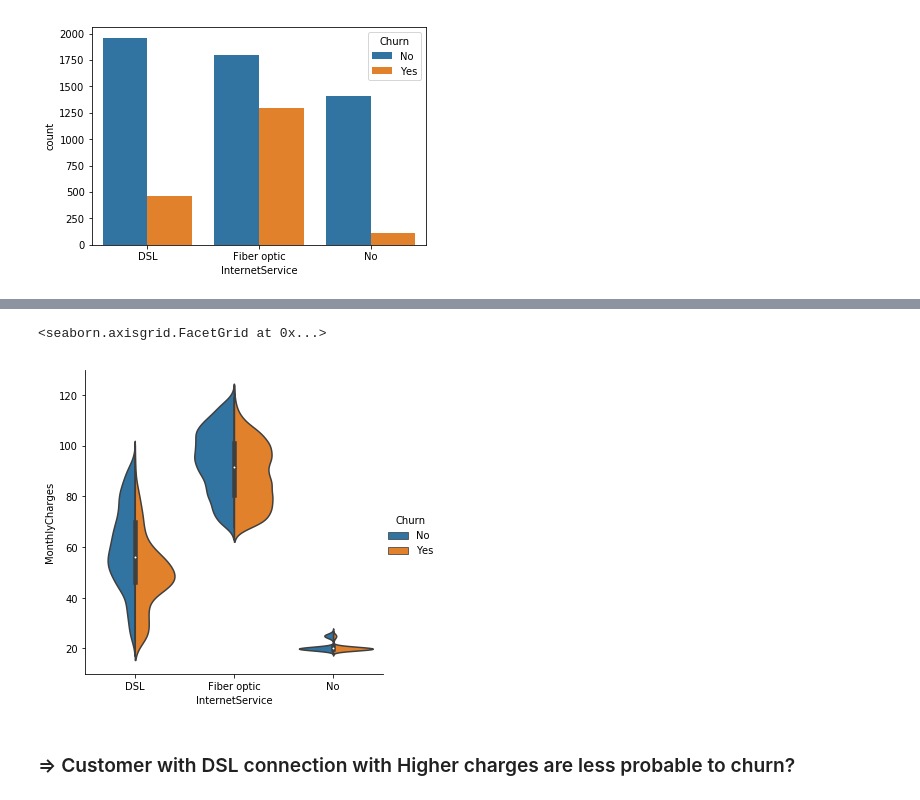
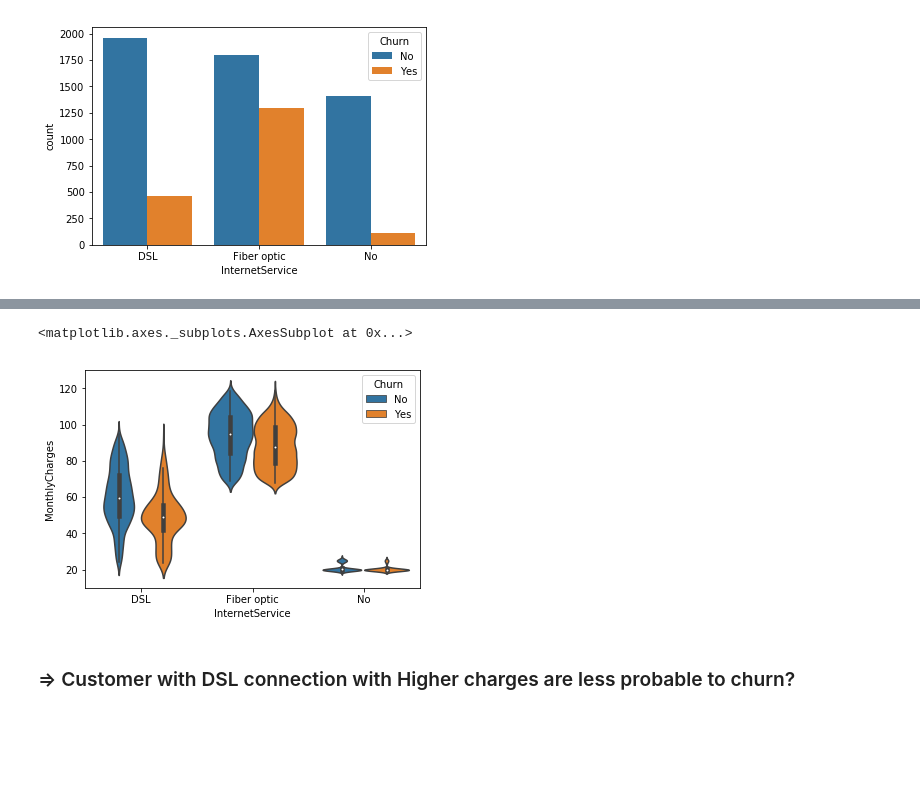
Before and after one commit to wakandan/learning, a Jupyter notebook: data_visualization/Telco_customer_churn.ipynb, the cells around one changed output, grey strips where cells are left out. Cells and saved outputs as stored; diff of their text form; code cells hidden in the pictures; blank space fills up the shorter version.

```diff
--- a/data_visualization/Telco_customer_churn.ipynb
+++ b/data_visualization/Telco_customer_churn.ipynb
@@ -179,8 +191,8 @@ sns.countplot(x=InternetService, data=df, hue=CHURN)
 # %%
-sns.catplot(x=InternetService, y=MonthlyCharges, data=df, hue=CHURN, kind='violin', split=True)
+sns.violinplot(x=InternetService, y=MonthlyCharges, data=df, hue=CHURN)
 # %% [output]
-<seaborn.axisgrid.FacetGrid at 0x...>
+<matplotlib.axes._subplots.AxesSubplot at 0x...>
-[figure, old version]
+[figure, new version]
 # %% [markdown]
 ### => Customer with DSL connection with Higher charges are less probable to churn?
 # %% [markdown]
```
Also changed, not shown: parts of 29 cells of this notebook, 13 other files.
